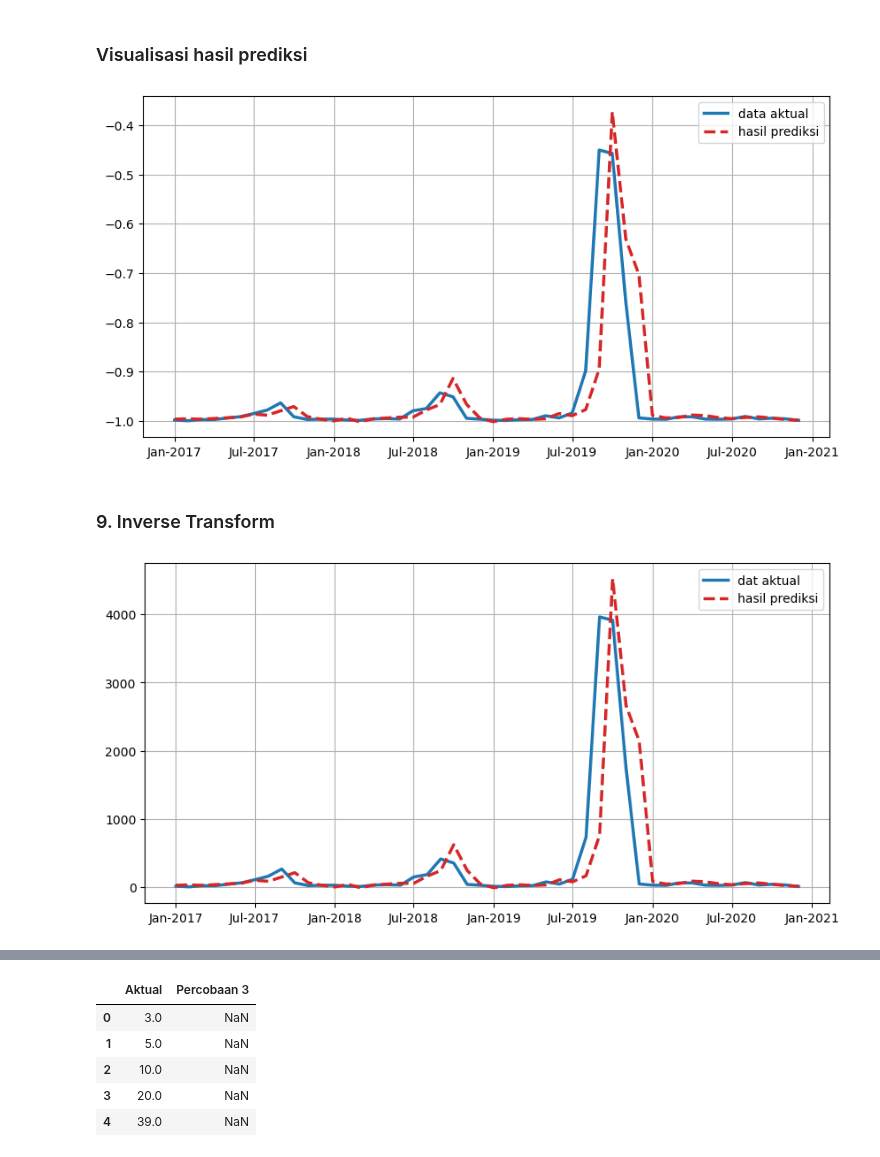
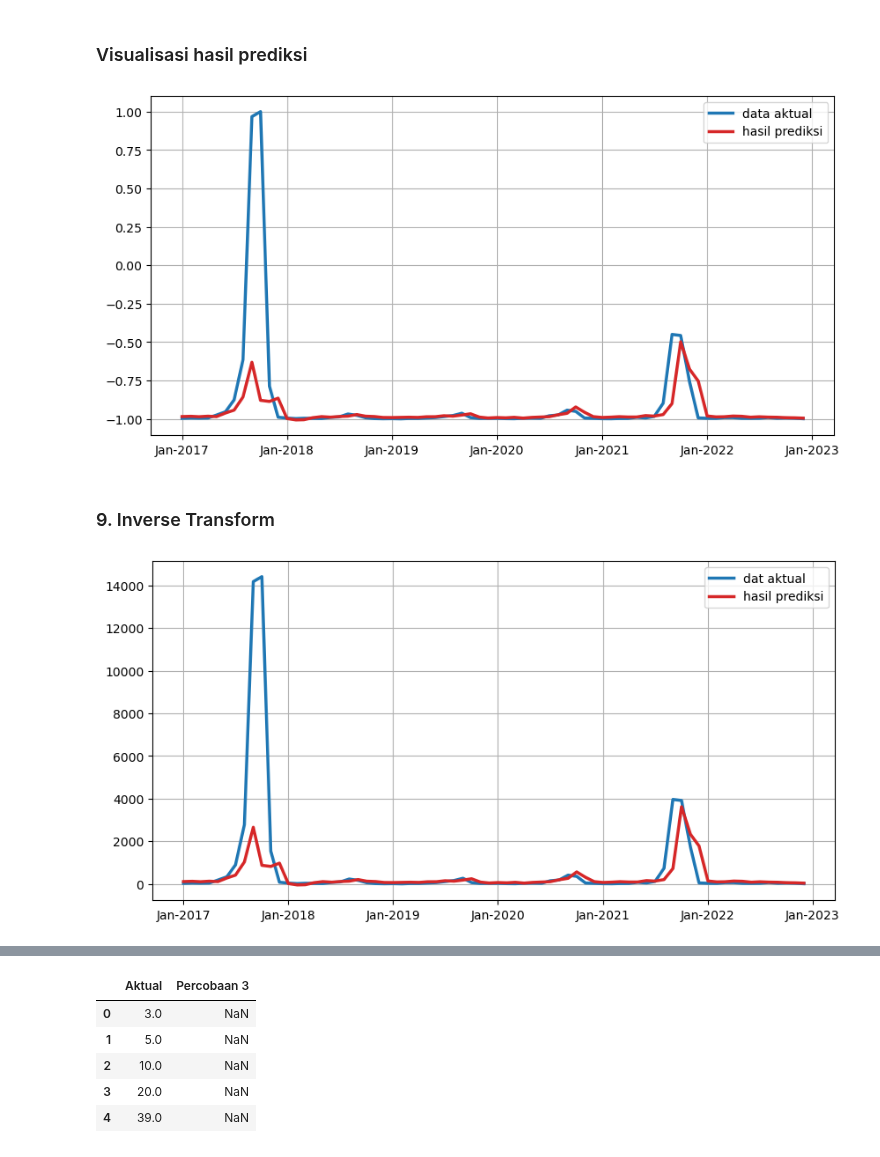
Before and after one commit to kusin/tensorflow-hotspot-v1, a Jupyter notebook: lstm-rnn-percobaan3.ipynb, the cells around one changed output, grey strips where cells are left out. Saved outputs shown, nothing was run; the diff lists cells and outputs as text; code cells hidden in the pictures.

```diff
--- a/lstm-rnn-percobaan3.ipynb
+++ b/lstm-rnn-percobaan3.ipynb
@@ -203,7 +203,7 @@ reframed.head()
 ### Data latih dan Data Uji
 # %%
 # split into train and test sets
-train_size = int(len(values) * 0.8)
+train_size = int(len(values) * 0.7)
 test_size = len(values) - train_size
 train, test = values[0:train_size,:], values[train_size:len(values),:]
 # %%
@@ -430,23 +433,23 @@ print("{:0>2}:{:0>2}:{:05.2f}".format(int(hours),int(minutes),seconds))
 # %%
 # generate urutan data sesuai panjang datanya
 x = pd.date_range(start="2017-01-01", periods=len(test_y), freq='MS')
 
 # membuat frame
 fig, ax = plt.subplots(figsize = (10,5))
 
 # membuat time series plot
 ax.plot(x, test_y, color="tab:blue", label="data aktual", linewidth=2.5)
-ax.plot(x, predictions, linestyle='--', color="tab:red", label="hasil prediksi", linewidth=2.5)
+ax.plot(x, predictions, color="tab:red", label="hasil prediksi", linewidth=2.5)
 
 # membuat label-label
 ax.xaxis.set_major_formatter(mdates.DateFormatter('%b-%Y'))
 ax.legend(loc='upper right')
 ax.grid(True)
 
 # menampilkan plot
 plt.show()
 # %% [output]
-[figure, old version]
+[figure, new version]
 # %% [markdown]
 ### 9. Inverse Transform
 # %%
@@ -467,7 +470,7 @@ fig, ax = plt.subplots(figsize = (10,5))
 
 # membuat time series plot
 ax.plot(x, testActual, color="tab:blue", label="dat aktual", linewidth=2.5)
-ax.plot(x, testPredictions, linestyle='--', color="tab:red", label="hasil prediksi", linewidth=2.5)
+ax.plot(x, testPredictions, color="tab:red", label="hasil prediksi", linewidth=2.5)
 
 # membuat label-label
 ax.xaxis.set_major_formatter(mdates.DateFormatter('%b-%Y'))
@@ -477,7 +480,7 @@ ax.grid(True)
 # menampilkan plot
 plt.show()
 # %% [output]
-[figure, old version]
+[figure, new version]
 # %%
 #  shift test predictions for plotting
 testPredictionsPlot = np.empty_like(df_sumsel)
```
Also changed, not shown: parts of 17 cells of this notebook, 6 other files.
